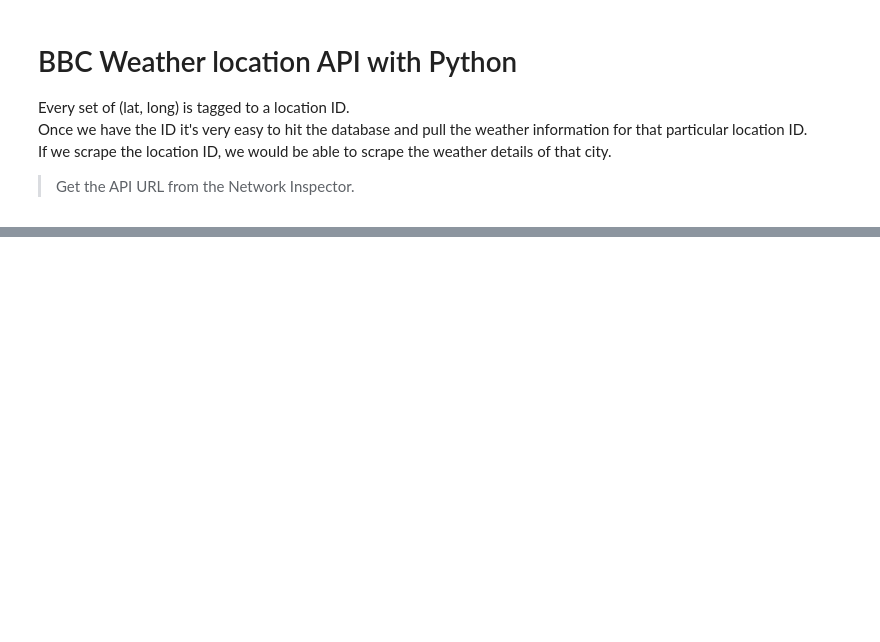
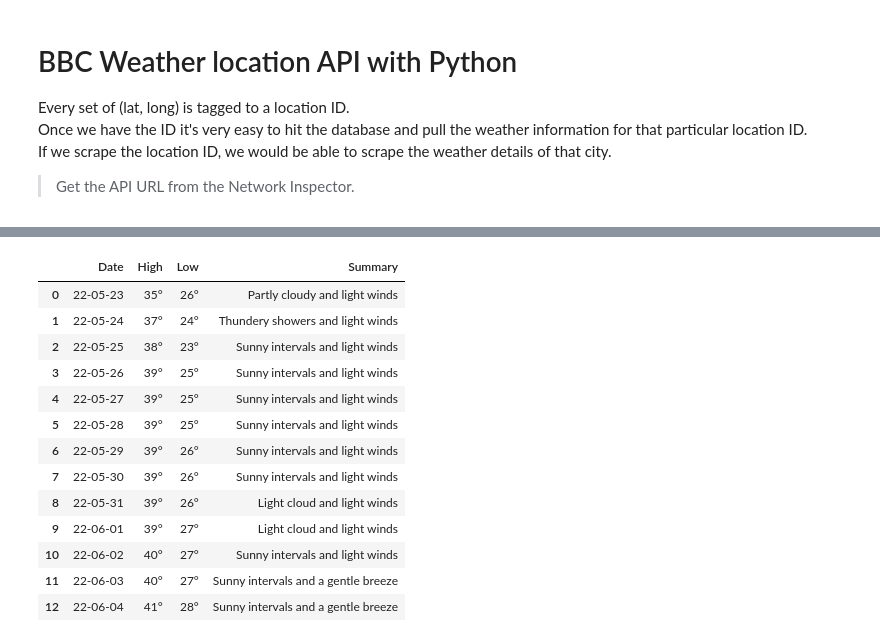
Before and after one commit to sanjeesi/Data-Science, a Jupyter notebook: Data Science IITM/TDS/Module2: Get the Data/Web_Scrapping.ipynb, the cells around one changed output, grey strips where cells are left out. Saved outputs shown, nothing was run; the diff lists cells and outputs as text; code cells hidden in the pictures; blank space fills up the shorter version.

```diff
--- a/Data Science IITM/TDS/Module2: Get the Data/Web_Scrapping.ipynb
+++ b/Data Science IITM/TDS/Module2: Get the Data/Web_Scrapping.ipynb
@@ -37,0 +216,3 @@ ERROR: No matching distribution found for urlib3
+# %%
+datelist = pd.date_range(datetime.today(), periods=len(daily_high_values)).tolist()
+datelist
@@ -37,0 +233,3 @@ ERROR: No matching distribution found for urlib3
+# %%
+datelist = [datelist[i].date().strftime('%y-%m-%d') for i in range(len(datelist))]
+datelist
@@ -37,0 +250,21 @@ ERROR: No matching distribution found for urlib3
+# %%
+zipped = zip(datelist, daily_high_values_list, daily_low_values_list, daily_summary_list)
+# %%
+df = pd.DataFrame(list(zipped), columns=['Date', 'High', 'Low', 'Summary'])
+# %%
+display(df)
+# %% [output]
+|  | Date | High | Low | Summary |
+| 0 | 22-05-23 | 35° | 26° | Partly cloudy and light winds |
+| 1 | 22-05-24 | 37° | 24° | Thundery showers and light winds |
+| 2 | 22-05-25 | 38° | 23° | Sunny intervals and light winds |
+| 3 | 22-05-26 | 39° | 25° | Sunny intervals and light winds |
+| 4 | 22-05-27 | 39° | 25° | Sunny intervals and light winds |
+| 5 | 22-05-28 | 39° | 25° | Sunny intervals and light winds |
+| 6 | 22-05-29 | 39° | 26° | Sunny intervals and light winds |
+| 7 | 22-05-30 | 39° | 26° | Sunny intervals and light winds |
+| 8 | 22-05-31 | 39° | 26° | Light cloud and light winds |
+| 9 | 22-06-01 | 39° | 27° | Light cloud and light winds |
+| 10 | 22-06-02 | 40° | 27° | Sunny intervals and light winds |
+| 11 | 22-06-03 | 40° | 27° | Sunny intervals and a gentle breeze |
+| 12 | 22-06-04 | 41° | 28° | Sunny intervals and a gentle breeze |
```
Also changed, not shown: parts of 29 cells of this notebook.
